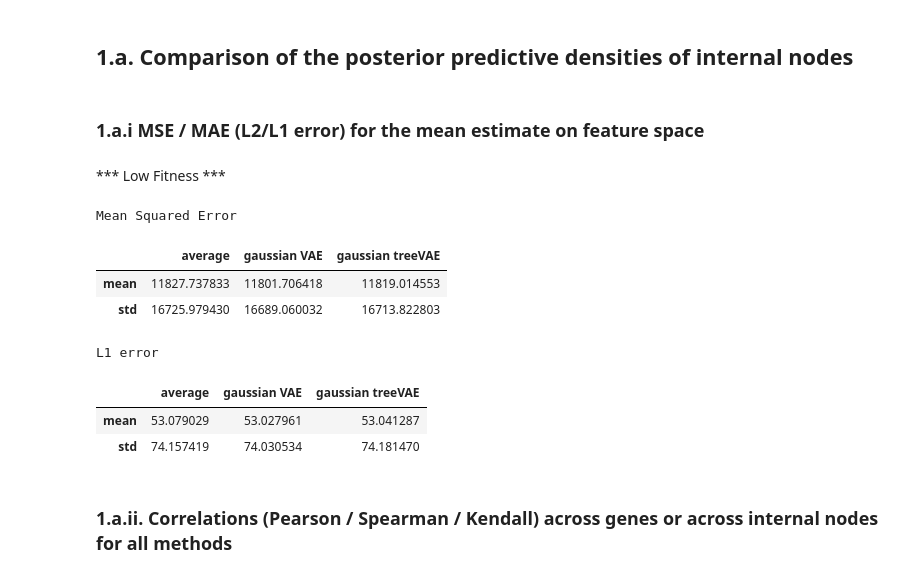
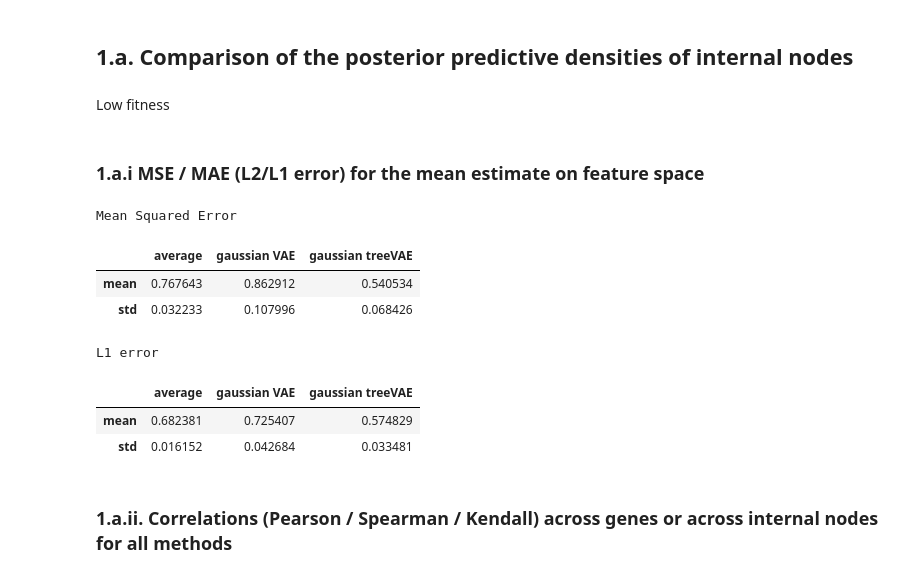
Before and after one commit to khalilouardini/treeVAE-reproducibility, a Jupyter notebook: scvi/external/notebooks/plot_results.ipynb, the cells around one changed output. Drawn from its saved outputs; the diff is of its cells as text; code cells hidden in the pictures.

```diff
--- a/scvi/external/notebooks/plot_results.ipynb
+++ b/scvi/external/notebooks/plot_results.ipynb
@@ -34,30 +34,30 @@ def table_correlation(df):
 # 1. Gaussian Experiments (100 leaves, 10 trees, $\sigma^2=2$)
 # %% [markdown]
 ## 1.a.  Comparison of the posterior predictive densities of internal nodes
+# %% [markdown]
+Low fitness
 # %% [markdown]
 ### 1.a.i MSE / MAE (L2/L1 error) for the mean estimate on feature space
-# %% [markdown]
-*** Low Fitness ***
 # %%
-df_mse = pd.read_csv("/home/eecs/khalil.ouardini/Cassiopeia_Transcriptome/scvi/results/gaussian/100/low_fitness/MSE")
+df_mse = pd.read_csv("/home/eecs/khalil.ouardini/Cassiopeia_Transcriptome/scvi/results/gaussian/lambda2.0/100/low_fitness/MSE")
 
 print('Mean Squared Error')
 df_mse.describe().iloc[1:3].drop(['Unnamed: 0'], axis=1)
 # %% [output]
 Mean Squared Error
 |  | average | gaussian VAE | gaussian treeVAE |
-| mean | 11827.737833 | 11801.706418 | 11819.014553 |
-| std | 16725.979430 | 16689.060032 | 16713.822803 |
+| mean | 0.767643 | 0.862912 | 0.540534 |
+| std | 0.032233 | 0.107996 | 0.068426 |
 # %%
-df_l1 = pd.read_csv("/home/eecs/khalil.ouardini/Cassiopeia_Transcriptome/scvi/results/gaussian/100/low_fitness/L1")
+df_l1 = pd.read_csv("/home/eecs/khalil.ouardini/Cassiopeia_Transcriptome/scvi/results/gaussian/lambda2.0/100/low_fitness/L1")
 
 print('L1 error')
 df_l1.describe().iloc[1:3].drop(['Unnamed: 0'], axis=1)
 # %% [output]
 L1 error
 |  | average | gaussian VAE | gaussian treeVAE |
-| mean | 53.079029 | 53.027961 | 53.041287 |
-| std | 74.157419 | 74.030534 | 74.181470 |
+| mean | 0.682381 | 0.725407 | 0.574829 |
+| std | 0.016152 | 0.042684 | 0.033481 |
 # %% [markdown]
 ### 1.a.ii. Correlations (Pearson / Spearman / Kendall) across genes or across internal nodes for all methods
 # %% [markdown]
```
Also changed, not shown: parts of 29 cells of this notebook, 36 other files.
